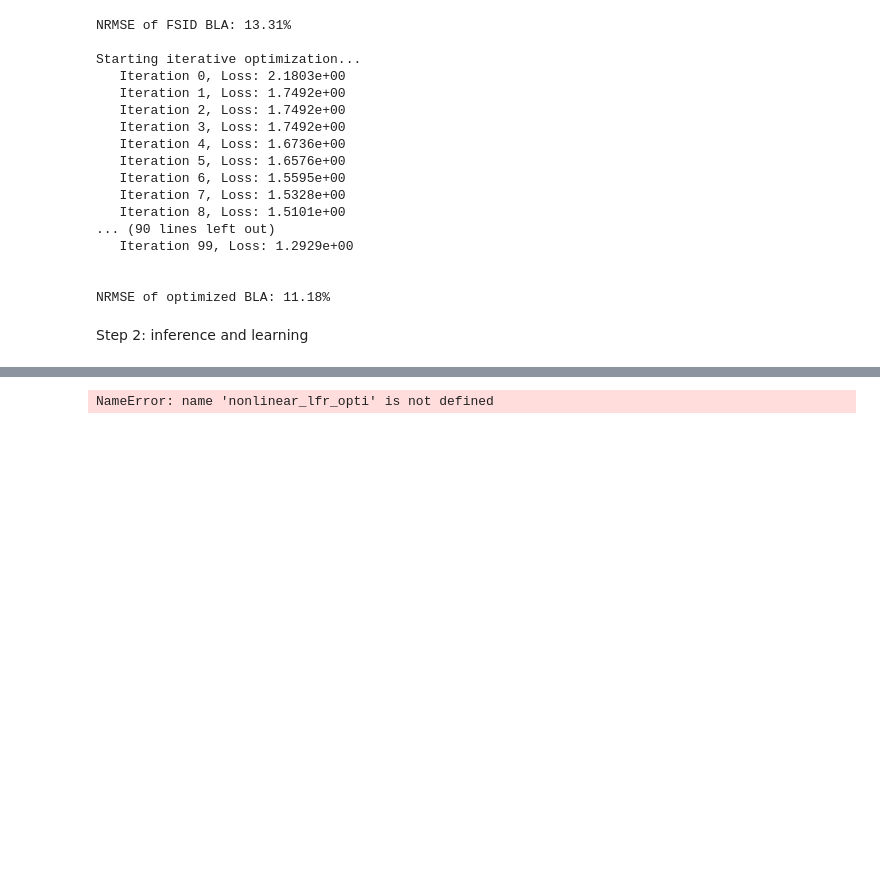
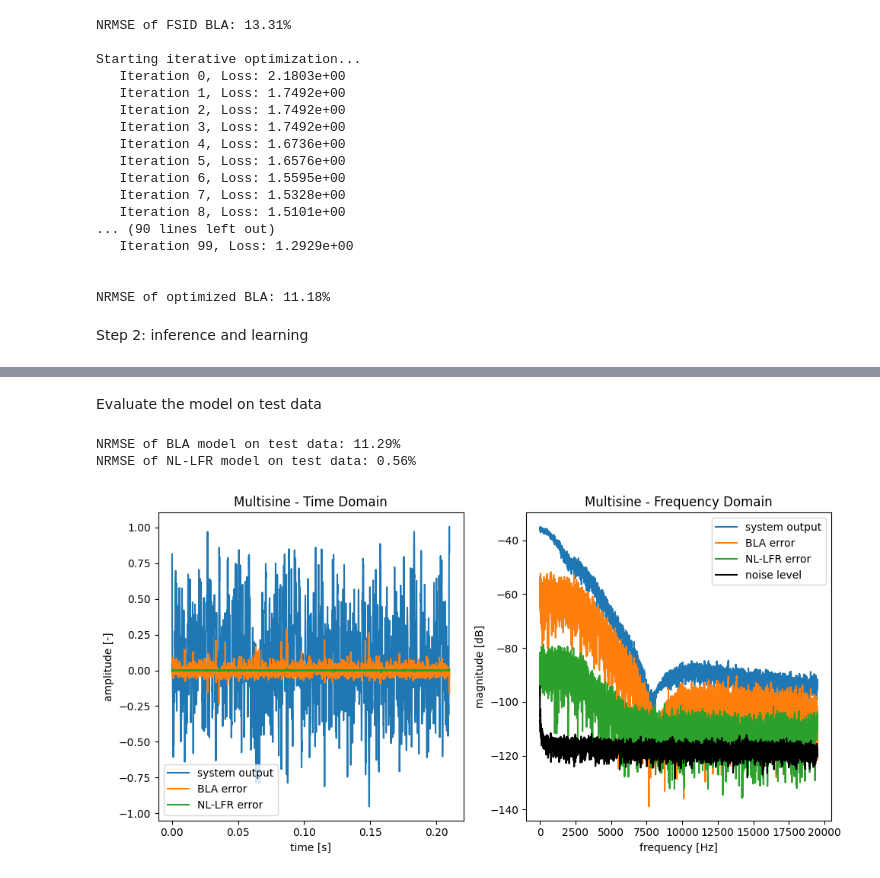
Before and after one commit to merijnfloren/freq-statespace, a Jupyter notebook: examples/parWH.ipynb, the cells around one changed output, grey strips where cells are left out. Saved outputs shown, nothing was run; the diff lists cells and outputs as text; code cells hidden in the pictures; blank space fills up the shorter version.

```diff
--- a/examples/parWH.ipynb
+++ b/examples/parWH.ipynb
@@ -424,8 +205,0 @@ print(nonlin_lfr.f_static.beta)
-# %%
-# Optimise one-step-ahead state predictions (optional)
-ModelNonlinearLFR_opti = nonlinear_lfr_opti.optimise_state_predictions(
-    IDM,
-    solver=optx.BFGS(rtol=1e-8, atol=1e-8),
-)
-# %% [output]
-NameError: name 'nonlinear_lfr_opti' is not defined
@@ -536,0 +206,55 @@ plt.show()
+# %% [markdown]
+Evaluate the model on test data
+# %%
+# Multisine test
+u_test = np.transpose(ParWH_test.u.reshape(1, nu, N, 2), (2, 1, 0, 3))
+y_test = ParWH_test.y[::2]
+u_test = (u_test - io_data.norm.u_mean) / io_data.norm.u_std
+
+y_test_bla_normalized = bla_opti.simulate(u_test[:, :, :, 0], handicap=handicap)[0][:, 0, 0]
+y_test_bla = y_test_bla_normalized * io_data.norm.y_std + io_data.norm.y_mean
+NRMSE_test_bla = 100 * np.sqrt(np.mean((y_test - y_test_bla)**2)) / np.sqrt(np.mean(y_test**2))
+print(f'NRMSE of BLA model on test data: {NRMSE_test_bla:.2f}%')
+
+y_test_nonlin_lfr_normalized = nonlin_lfr_opti.simulate(u_test[:, :, :, 0], handicap=handicap)[0][:, 0, 0]
+y_test_nonlin_lfr = y_test_nonlin_lfr_normalized * io_data.norm.y_std + io_data.norm.y_mean
+NRMSE_test_nonlin_lfr = 100 * np.sqrt(np.mean((y_test - y_test_nonlin_lfr)**2)) / np.sqrt(np.mean(y_test**2))
+print(f'NRMSE of NL-LFR model on test data: {NRMSE_test_nonlin_lfr:.2f}%\n')
+
+Y_test = 1 / N * np.fft.rfft(y_test, axis=0)
+Y_test_bla = 1 / N * np.fft.rfft(y_test_bla, axis=0)
+Y_test_nonlin_lfr = 1 / N * np.fft.rfft(y_test_nonlin_lfr, axis=0)
+
+# Compute noise level
+Y = io_data.norm.y_mean + 1 / N * (io_data.norm.y_std * io_data.freq.Y)
+Y_P = Y.mean(axis=3)  # we take the average over periods
+if P > 1:
+    var_noise = ((np.abs(Y - Y_P[..., None])**2).sum(axis=(2, 3))
+                  / R / (P - 1))
+else:
+    var_noise = None
+
+fig, axs = plt.subplots(1, 2, figsize=(10, 5))
+axs[0].plot(io_data.time.t, y_test, label='system output')
+axs[0].plot(io_data.time.t, y_test - y_test_bla, label='BLA error')
+axs[0].plot(io_data.time.t, y_test - y_test_nonlin_lfr, label='NL-LFR error')
+axs[0].set_title('Multisine - Time Domain')
+axs[0].set_xlabel('time [s]')
+axs[0].set_ylabel('amplitude [-]')
+axs[0].legend()
+
+axs[1].plot(io_data.freq.f[f_idx], 20*np.log10(np.abs(Y_test[f_idx])), label='system output')
+axs[1].plot(io_data.freq.f[f_idx], 20*np.log10(np.abs(Y_test[f_idx] - Y_test_bla[f_idx])), label='BLA error')
+axs[1].plot(io_data.freq.f[f_idx], 20*np.log10(np.abs(Y_test[f_idx] - Y_test_nonlin_lfr[f_idx])), label='NL-LFR error')
+if var_noise is not None:
+    axs[1].plot(io_data.freq.f[f_idx], 20*np.log10(np.sqrt(var_noise[f_idx])), 'k', label='noise level')
+axs[1].set_title('Multisine - Frequency Domain')
+axs[1].set_xlabel('frequency [Hz]')
+axs[1].set_ylabel('magnitude [dB]')
+axs[1].legend()
+plt.tight_layout()
+plt.show()
+# %% [output]
+NRMSE of BLA model on test data: 11.29%
+NRMSE of NL-LFR model on test data: 0.56%
+[figure, added]
```
Also changed, not shown: parts of 10 cells of this notebook, 11 other files.
